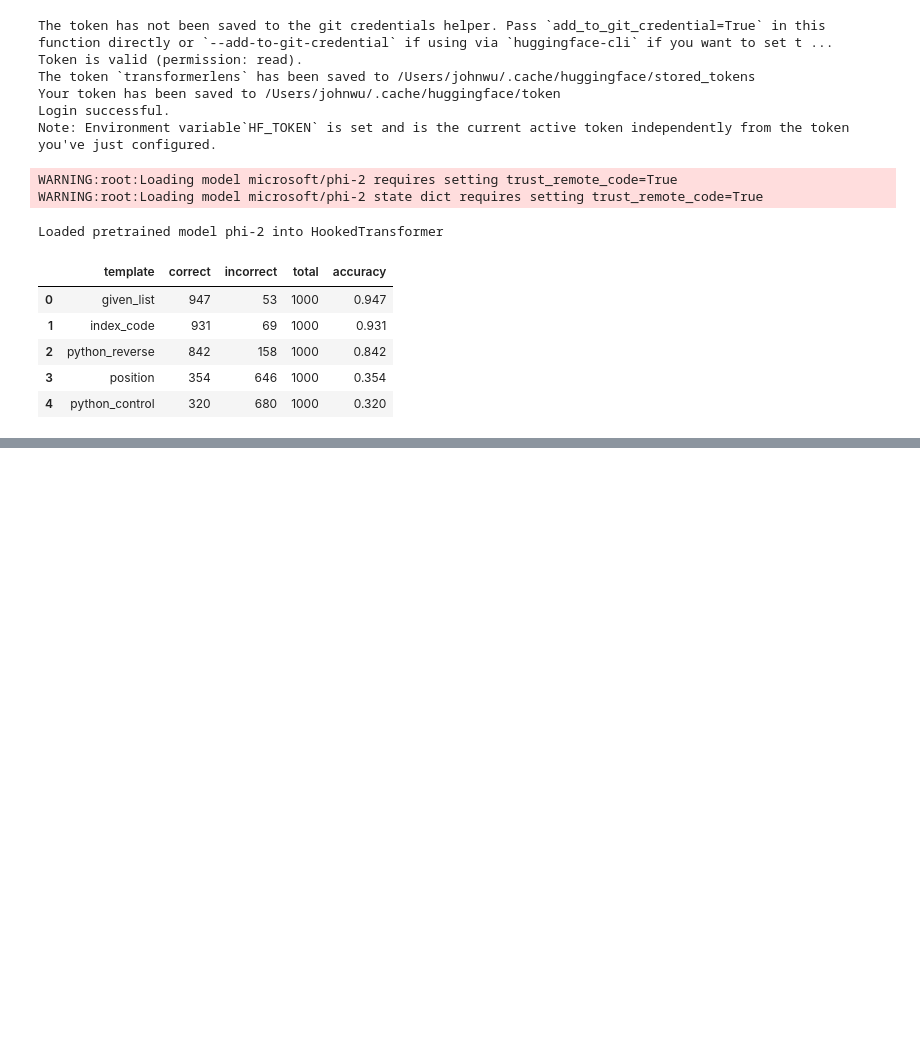
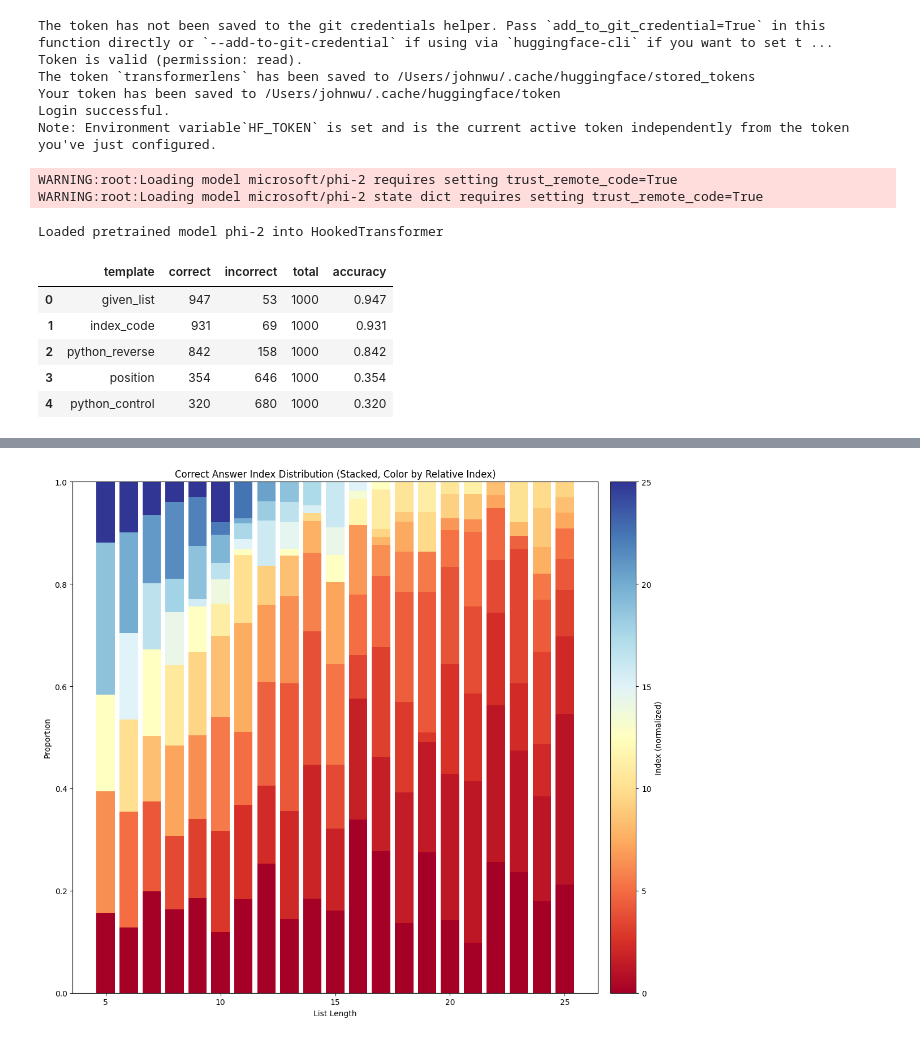
Before and after one commit to AkashSingirikonda/mechinterp2222, a Jupyter notebook: utils/random_gen.ipynb, the cells around one changed output, grey strips where cells are left out. Saved outputs shown, nothing was run; the diff lists cells and outputs as text; code cells hidden in the pictures; blank space fills up the shorter version.

```diff
--- a/utils/random_gen.ipynb
+++ b/utils/random_gen.ipynb
@@ -269,0 +320,71 @@ plt.show()
+# %%
+import json
+from collections import defaultdict
+import matplotlib.pyplot as plt
+from pathlib import Path
+
+# Load file
+data_path = Path("index_probe_len5-25.jsonl")
+correct_counts = defaultdict(lambda: defaultdict(int))
+incorrect_counts = defaultdict(lambda: defaultdict(int))
+
+with open(data_path, "r") as f:
+    for line in f:
+        ex = json.loads(line)
+        length = ex["length"]
+        index = ex["answer_idx"]
+        if ex.get("correct", False):
+            correct_counts[length][index] += 1
+        else:
+            incorrect_counts[length][index] += 1
+
+# Prepare
+lengths = sorted(set(correct_counts.keys()) | set(incorrect_counts.keys()))
+max_idx = max(max(d.keys()) for d in list(correct_counts.values()) + list(incorrect_counts.values()))
+all_indices = list(range(max_idx + 1))
+
+def compute_proportions(data_dict):
+    proportions = {idx: [] for idx in all_indices}
+    for length in lengths:
+        total = sum(data_dict[length].values())
+        for idx in all_indices:
+            count = data_dict[length].get(idx, 0)
+            prop = count / total if total > 0 else 0
+            proportions[idx].append(prop)
+    return proportions
+
+# Compute
+correct_props = compute_proportions(correct_counts)
+incorrect_props = compute_proportions(incorrect_counts)
+
+# Plot
+import matplotlib.cm as cm
+import matplotlib.colors as mcolors
+
+# Setup a color map: one color for low indices, midpoint, and high indices
+cmap = cm.get_cmap("RdYlBu")  # or "coolwarm", "RdYlBu", etc.
+
+fig, ax = plt.subplots(figsize=(12, 10))
+
+for i, length in enumerate(lengths):
+    total = sum(correct_counts[length].values())
+    bottom = 0
+    for idx in range(length):  # only valid indices for this length
+        count = correct_counts[length].get(idx, 0)
+        prop = count / total if total > 0 else 0
+        color = cmap(idx / (length - 1))  # normalize idx to [0,1] for current length
+        ax.bar(length, prop, bottom=bottom, color=color, width=0.8)
+        bottom += prop
+
+# Colorbar as a legend
+sm = cm.ScalarMappable(cmap=cmap, norm=mcolors.Normalize(vmin=0, vmax=max(lengths)))
+cbar = plt.colorbar(sm, ax=ax, orientation='vertical', pad=0.02)
+cbar.set_label("Index (normalized)")
+
+ax.set_xlabel("List Length")
+ax.set_ylabel("Proportion")
+ax.set_title("Correct Answer Index Distribution (Stacked, Color by Relative Index)")
+plt.tight_layout()
+plt.show()
+# %% [output]
+[figure, added]
```
Also changed, not shown: parts of 3 cells of this notebook, 1 other file.
